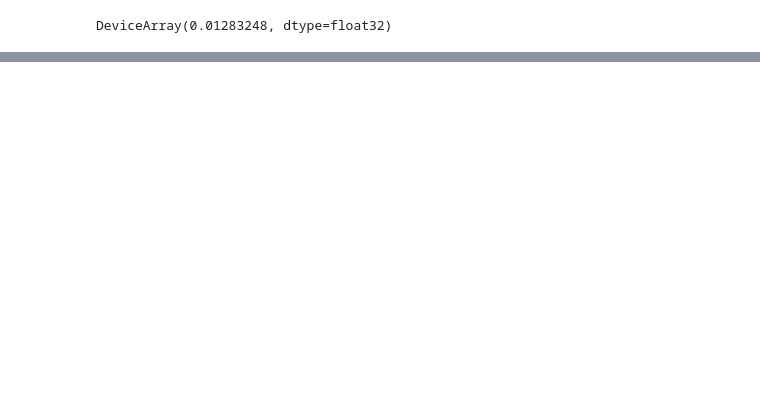
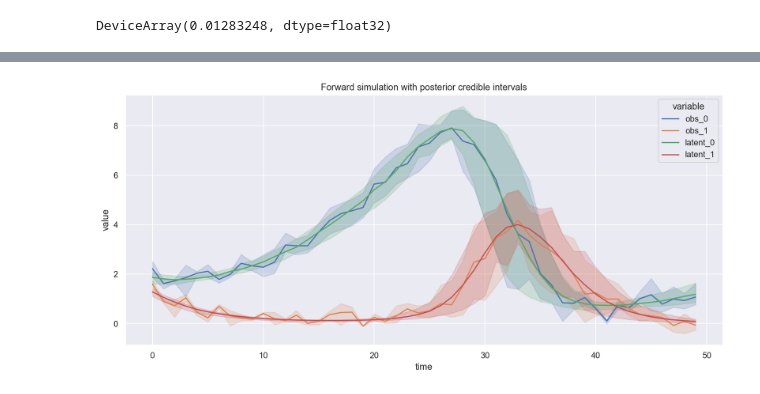
Before and after one commit to mlysy/pfjax, a Jupyter notebook: examples/lotvol.ipynb, the cells around one changed output, grey strips where cells are left out. Cells and saved outputs as stored; diff of their text form; code cells hidden in the pictures; blank space fills up the shorter version.

Commit message:
added posterior approximation to lotvol example

```diff
--- a/examples/lotvol.ipynb
+++ b/examples/lotvol.ipynb
@@ -226,13 +241,2 @@ prior(theta)
 # %% [output]
 DeviceArray(0.01283248, dtype=float32)
-# %%
-params, so, grads = stoch_opt(lotvol_model,
-                              params=jnp.array([1., 1., 4., 1., 0.1, 0.1, 0.25, 0.25]),
-                              grad_fun=pfmvn.log_posterior,
-                              y_meas=y_meas, key=key,
-                              learning_rate=1e-4,
-                              iterations=1000, n_particles=500, mask=np.array([1, 1, 1, 1, 1, 1, 1, 1]),
-                              prior = prior)
-
-print("Estimated params: {0}".format(list(round(params, 1))))
-print("True params: {0}".format(list(theta)))
@@ -242,7 +243,10 @@ True params: [1.0, 1.0, 4.0, 1.0, 0.1, 0.1, 0.25, 0.25]
 # %%
 # hessian:
+key = random.PRNGKey(42)
+key, subkey = random.split(key)
 
-jax.grad(jax.grad(pfmvn.log_posterior))(params, key, n_particles=500,
-                                        y_meas=y_meas, model=lotvol_model, prior=prior)
+hessian = jax.jacfwd(jax.jacrev(pfmvn.log_posterior))
 
-# theta, key, n_particles, y_meas, model, prior
+hess = hessian(params, key, n_particles=500, y_meas=y_meas, model=lotvol_model, prior=prior)
+theta_hat = params
+var_hat = jnp.linalg.inv(hess)
@@ -250,0 +253,11 @@ TypeError: Gradient only defined for scalar-output functions. Output had shape:
+# %%
+n_post_samples = 2000
+posterior_samples = random.multivariate_normal(key=key, mean=theta_hat, cov=-var_hat, shape=(n_post_samples, ))
+
+# find 95% credible intervals
+theta_U = jnp.quantile(posterior_samples, q=0.95, axis=0)
+theta_L = jnp.quantile(posterior_samples, q=0.05, axis=0)
+
+theta_L, theta_U
+
+theta_L = list(map(lambda x: max(x, 1e-5), theta_L)) # trickery to remove negative values from lower bound
@@ -250,0 +308,4 @@ TypeError: Gradient only defined for scalar-output functions. Output had shape:
+# %%
+all_data = pd.concat([lower_bound, upper_bound, true_data]).reset_index(drop = True)
+all_data.shape
+pd.melt(all_data, id_vars="time").head()
@@ -250,0 +320,6 @@ TypeError: Gradient only defined for scalar-output functions. Output had shape:
+# %%
+fig, ax = plt.subplots(nrows=1, ncols=1, figsize=(14, 6), sharey=True)
+sns.lineplot(data=pd.melt(all_data, id_vars = "time"), x="time", y="value", hue="variable")\
+    .set_title("Forward simulation with posterior credible intervals");
+# %% [output]
+[figure, added]
```
Also changed, not shown: parts of 8 cells of this notebook.
